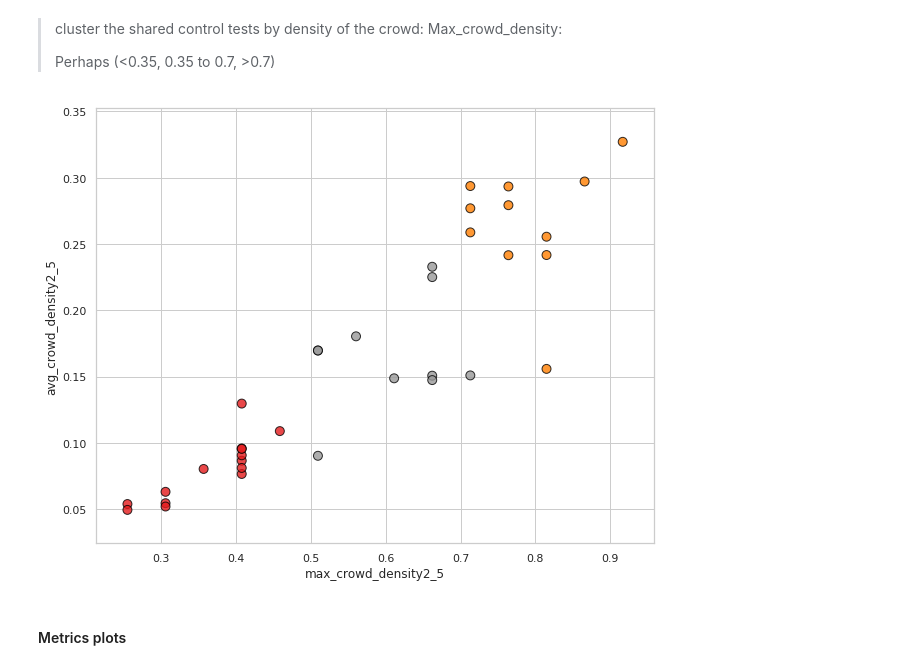
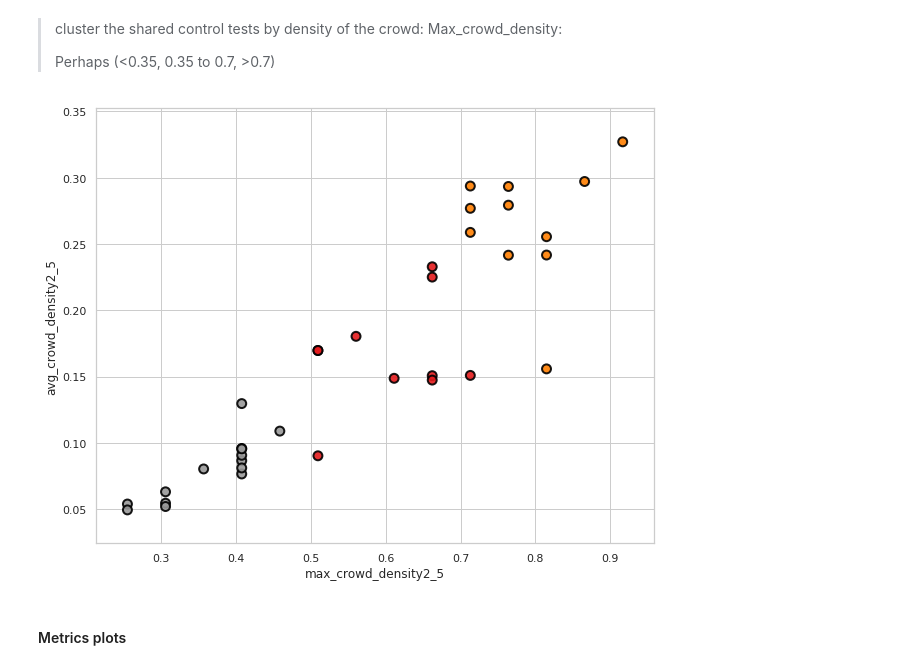
Before and after one commit to epfl-lasa/crowdbot-evaluation-tools, a Jupyter notebook: notebooks/comprehensive_eval_ver2.ipynb, the cells around one changed output. Cells and saved outputs as stored; diff of their text form; code cells hidden in the pictures.

```diff
--- a/notebooks/comprehensive_eval_ver2.ipynb
+++ b/notebooks/comprehensive_eval_ver2.ipynb
@@ -34,8 +34,8 @@ qolo_dataset = CrowdBotData()
 bagbase = qolo_dataset.bagbase_dir
 outbase = qolo_dataset.outbase_dir
 
-chosen_dates = ['0325', '0327', '0410', '0424', '1203']
-chosen_type = ['mds', 'rds', 'shared_control', 'test', 'manual']
+chosen_dates = ['0325', '0410', '0424', '1203'] # '0327'
+chosen_type = ['mds', 'rds', 'shared_control'] # 'test', 'manual'
 
 print("rosbag database:", bagbase)
 
@@ -1983,9 +2104,10 @@ for eval_dir in eval_dirs:
 
     # Filter path_length2goal less than 5 meter
     eval_df_ = eval_df[eval_df.path_length2goal >= 5.0]
-    print("Filtered/All: {}/{}".format(len(eval_df_), len(eval_df)))
+    # print("Filtered/All: {}/{}".format(len(eval_df_), len(eval_df)))
     # add date col
-    eval_df_['date'] = [date] * len(eval_df_)
+    dates = [date] * len(eval_df_)
+    eval_df_['date'] = dates
 
     frames.append(eval_df_)
 
@@ -2042,36 +2151,37 @@ crowd_metrics_df = eval_res_df[['seq', 'control_type'] + list(crowd_metrics) + [
 from sklearn.cluster import KMeans
 
 # input feature: max_crowd_density2_5, avg_crowd_density2_5, std_crowd_density2_5
 shared_control_data_ = crowd_metrics_df[['max_crowd_density2_5', 'avg_crowd_density2_5', 'std_crowd_density2_5']].values
 
 # normalize
 # sklearn.preprocessing.StandardScaler
 
 # Three cluster
 model = KMeans(n_clusters=3)
 model.fit(shared_control_data_)
 
 fig_cluster, axes_cluster = plt.subplots(figsize=(10, 8))
 
 # https://matplotlib.org/stable/tutorials/colors/colormaps.html#qualitative
 axes_cluster.scatter(
     x='max_crowd_density2_5',
     y='avg_crowd_density2_5',
-    s=50,
+    s=80,
     c=model.labels_,
     data=crowd_metrics_df,
-    alpha=0.8,
+    alpha=0.9,
     cmap='Set1',
     edgecolors='black',
+    linewidths=2,
     )
 axes_cluster.set_xlabel("max_crowd_density2_5")
 axes_cluster.set_ylabel("avg_crowd_density2_5")
 
 plt.savefig("./pdf/cluster_shared_control.pdf", dpi=300)
 
 plt.show()
 # %% [output]
-[figure, old version]
+[figure, new version]
 # %%
 plt.close()
 # %% [markdown]
```
Also changed, not shown: parts of 15 cells of this notebook, 20 other files.
